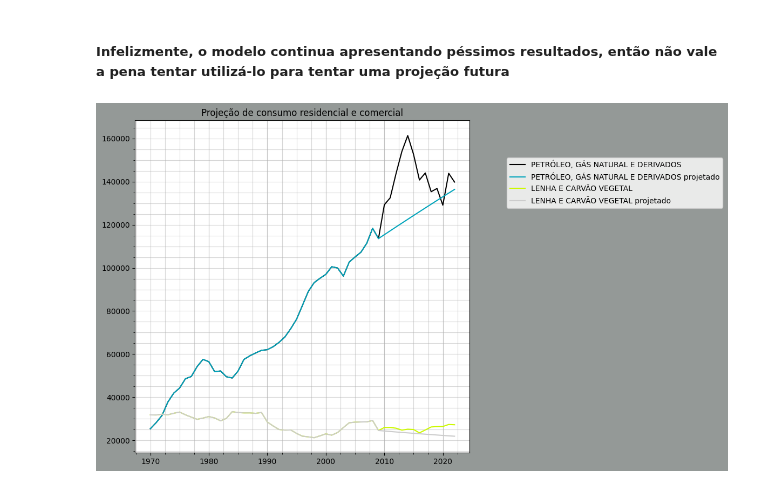
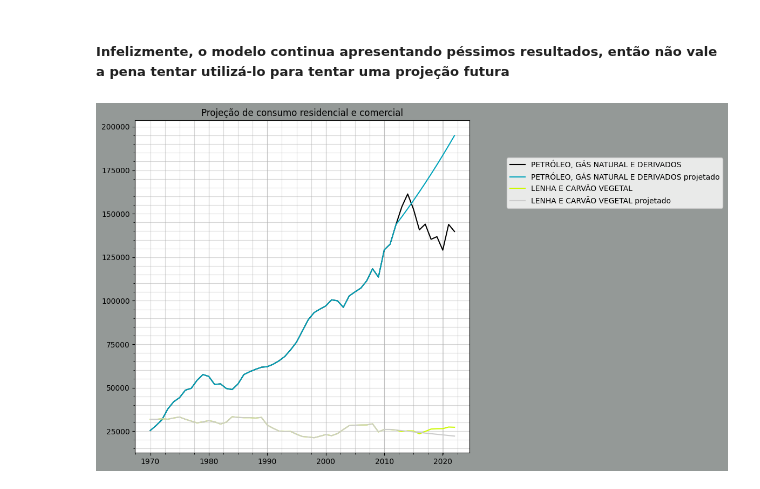
Before and after one commit to scrrpfv/projeto-ip, a Jupyter notebook: Analises/projecao.ipynb, the cells around one changed output. Cells and saved outputs as stored; diff of their text form; code cells hidden in the pictures.

```diff
--- a/Analises/projecao.ipynb
+++ b/Analises/projecao.ipynb
@@ -136,8 +127,8 @@ proj4 = df.projection_var(40, [(2, 'EÓLICA'),
 # %% [markdown]
 ##### Infelizmente, o modelo continua apresentando péssimos resultados, então não vale a pena tentar utilizá-lo para tentar uma projeção futura
 # %%
-proj4 = df.projection_var(40, [(2, 'PETRÓLEO, GÁS NATURAL E DERIVADOS'),
+proj4 = df.projection_var(2012, [(2, 'PETRÓLEO, GÁS NATURAL E DERIVADOS'),
                                (2, 'LENHA E CARVÃO VEGETAL')],
                                'Projeção de consumo residencial e comercial')
 # %% [output]
-[figure, old version]
+[figure, new version]
```
Also changed, not shown: parts of 9 cells of this notebook, 1 other file.
